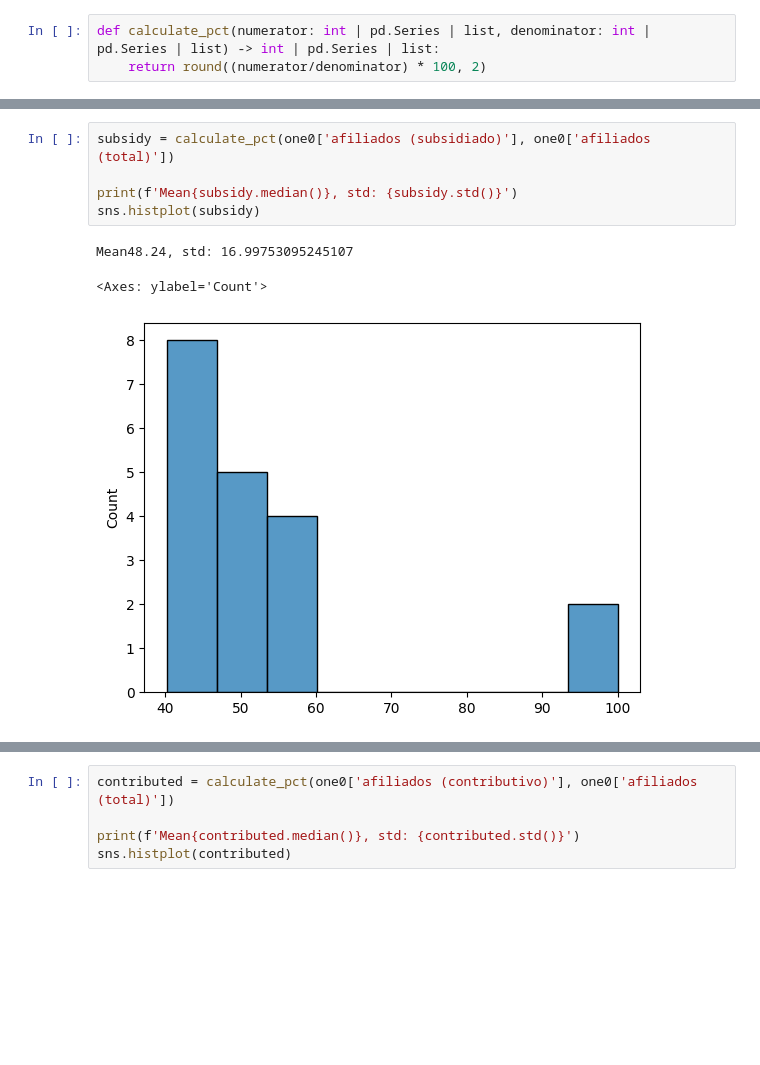
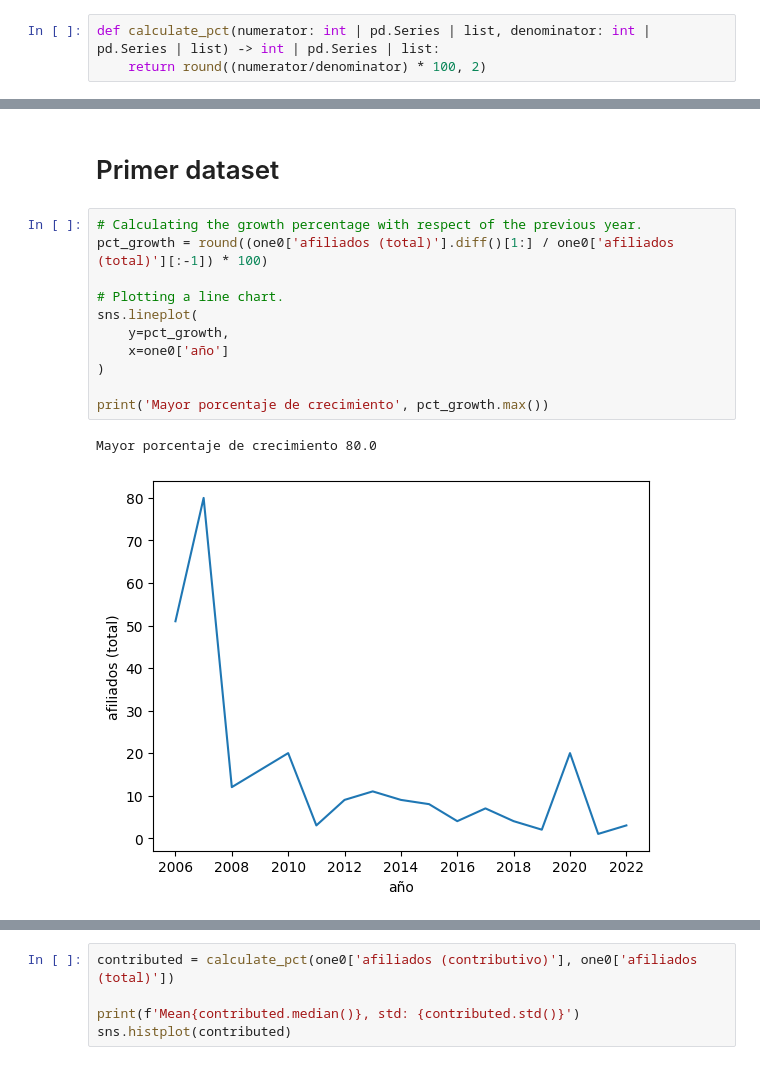
Before and after one commit to HarolReyes0/AnalisisIngresosPercapita, a Jupyter notebook: notebooks/eda.ipynb, the cells around one changed output, grey strips where cells are left out. Saved outputs shown, nothing was run; the diff lists cells and outputs as text; blank space fills up the shorter version.

```diff
--- a/notebooks/eda.ipynb
+++ b/notebooks/eda.ipynb
@@ -44,9 +49,16 @@ afiliados (total)
-# %%
-subsidy = calculate_pct(one0['afiliados (subsidiado)'], one0['afiliados (total)'])
-
-print(f'Mean{subsidy.median()}, std: {subsidy.std()}')
-sns.histplot(subsidy)
-# %% [output]
-Mean48.24, std: 16.99753095245107
-<Axes: ylabel='Count'>
-[figure, removed]
+# %% [markdown]
+# Primer dataset
+# %%
+# Calculating the growth percentage with respect of the previous year.
+pct_growth = round((one0['afiliados (total)'].diff()[1:] / one0['afiliados (total)'][:-1]) * 100)
+
+# Plotting a line chart.
+sns.lineplot(
+    y=pct_growth,
+    x=one0['año']
+)
+
+print('Mayor porcentaje de crecimiento', pct_growth.max())
+# %% [output]
+Mayor porcentaje de crecimiento 80.0
+[figure, added]
```
Also changed, not shown: parts of 19 cells of this notebook, 3 other files.
